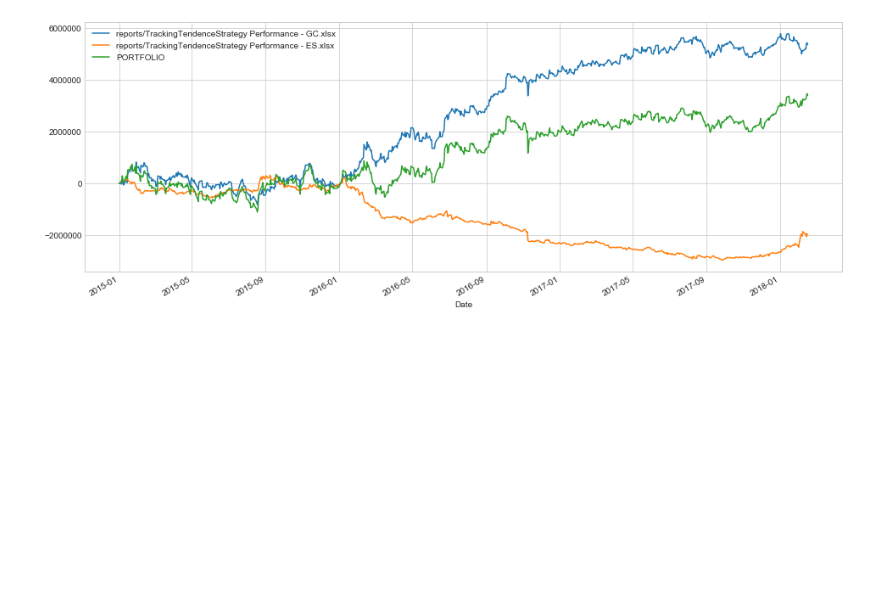
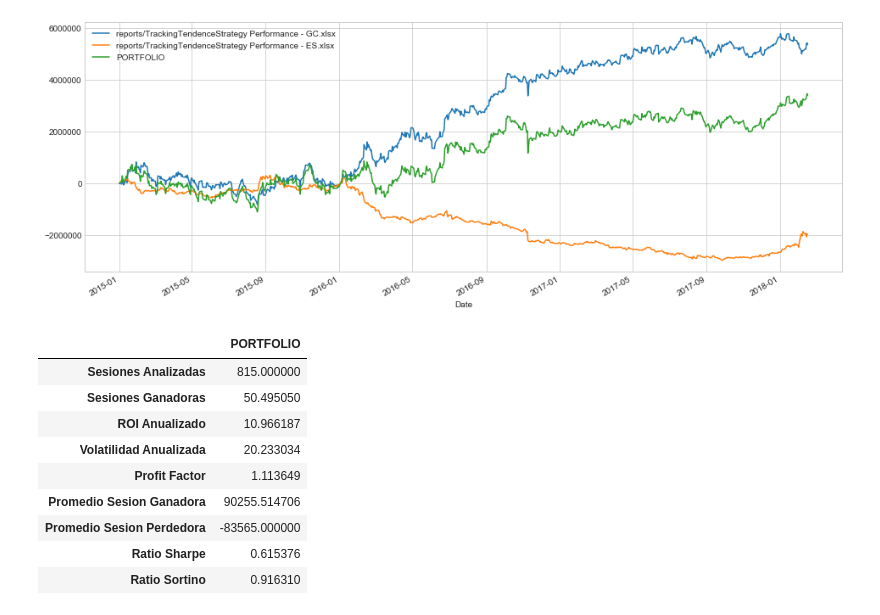
Before and after one commit to victormartingarcia/tradingmotionsdk-portfolio, a Jupyter notebook: TradingMotion-Portfolios.ipynb, the cells around one changed output. Cells and saved outputs as stored; diff of their text form; code cells hidden in the pictures; blank space fills up the shorter version.

Commit message:
Añadidas metricas performance portfolio

```diff
--- a/TradingMotion-Portfolios.ipynb
+++ b/TradingMotion-Portfolios.ipynb
@@ -105,13 +110,13 @@ max_return = np.fmax.accumulate(cumulative)
 peor_drawdown = np.nanmin(cumulative - max_return)
 
 # Cálculo de capital sugerido
-capital_sugerido = round(min(3.6*peor_drawdown,10*peor_sesion),0)
+capital_sugerido = abs(round(min(3.6*peor_drawdown,10*peor_sesion),0))
 
 # Visualizamos el capital sugerido
 df_estadisticas = pd.DataFrame.from_dict({
     "peor sesion": peor_sesion,
     "peor drawdown": peor_drawdown,
-    "CAPITAL SUGERIDO": abs(capital_sugerido)
+    "CAPITAL SUGERIDO": capital_sugerido
 },"index")
 
 df_estadisticas.columns = ["PORTFOLIO"]
@@ -127,3 +132,34 @@ df_estadisticas
 df_portfolio.cumsum().plot();
 # %% [output]
 [figure]
+# %%
+# Calculamos el retorno diario absoluto
+df_returns = (df_portfolio["PORTFOLIO"].cumsum() + capital_sugerido).pct_change().dropna()
+# %%
+# Mostramos otras métricas del portfolio
+df_performance = pd.DataFrame.from_dict({
+    "Sesiones Analizadas": len(df_portfolio),
+    "Sesiones Ganadoras": 100 * len(df_portfolio[df_portfolio["PORTFOLIO"]>0]) /  len(df_portfolio[df_portfolio["PORTFOLIO"]!=0]),
+    "ROI Anualizado": 100 * ep.annual_return(df_returns),
+    "Volatilidad Anualizada": 100 * ep.annual_volatility(df_returns),
+    "Profit Factor":  df_returns[df_returns > 0].sum() / abs(df_returns[df_returns < 0].sum()),
+    "Promedio Sesion Ganadora":  df_portfolio[df_portfolio["PORTFOLIO"] > 0]["PORTFOLIO"].mean(),
+    "Promedio Sesion Perdedora":  df_portfolio[df_portfolio["PORTFOLIO"] < 0]["PORTFOLIO"].mean(),
+    "Ratio Sharpe": ep.sharpe_ratio(df_returns),
+    "Ratio Sortino": ep.sortino_ratio(df_returns),
+},"index")
+
+df_performance.columns = ["PORTFOLIO"]
+
+df_performance
+# %% [output]
+|  | PORTFOLIO |
+| Sesiones Analizadas | 815.000000 |
+| Sesiones Ganadoras | 50.495050 |
+| ROI Anualizado | 10.966187 |
+| Volatilidad Anualizada | 20.233034 |
+| Profit Factor | 1.113649 |
+| Promedio Sesion Ganadora | 90255.514706 |
+| Promedio Sesion Perdedora | -83565.000000 |
+| Ratio Sharpe | 0.615376 |
+| Ratio Sortino | 0.916310 |
```
Also changed, not shown: parts of 2 cells of this notebook, 1 other file.
